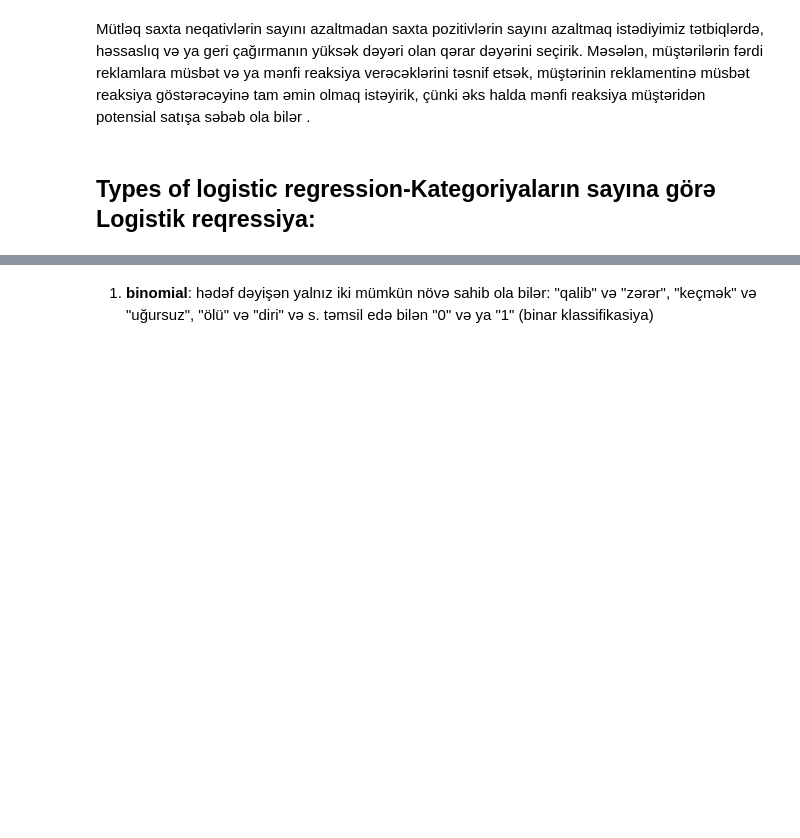
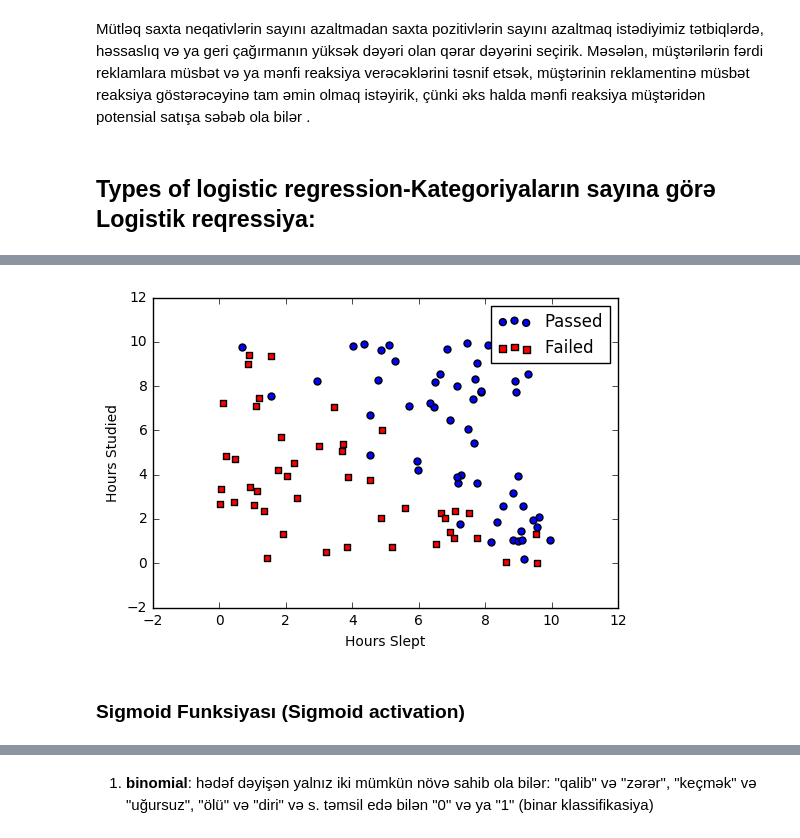
Before and after one commit to RashadGarayev/MachineLearningAZ, a Jupyter notebook: MachineLearningAz/Logistic_regression.ipynb, the cells around one changed output, grey strips where cells are left out. Drawn from its saved outputs; the diff is of its cells as text; code cells hidden in the pictures; blank space fills up the shorter version.

```diff
--- a/MachineLearningAz/Logistic_regression.ipynb
+++ b/MachineLearningAz/Logistic_regression.ipynb
@@ -27,0 +30,7 @@ Mütləq saxta neqativlərin sayını azaltmadan saxta pozitivlərin sayını az
+# %%
+from IPython.display import Image
+Image(filename='image/logistic_regression_exam_scores_scatter.png')
+# %% [output]
+[figure, added]
+# %% [markdown]
+### Sigmoid Funksiyası (Sigmoid activation)
```
Also changed, not shown: parts of 32 cells of this notebook.
